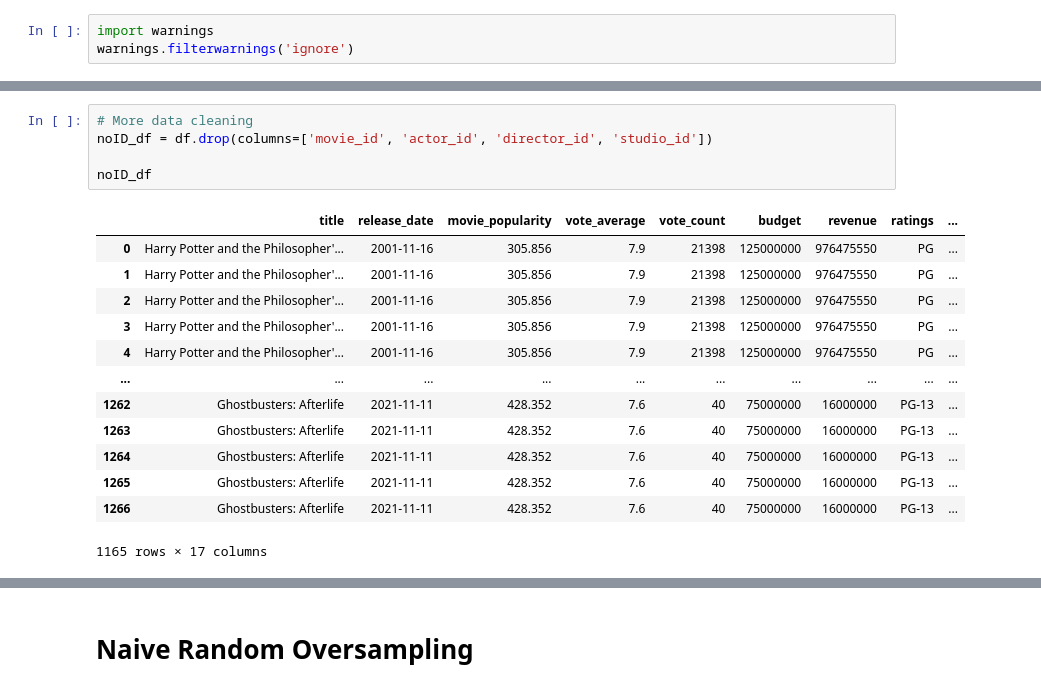
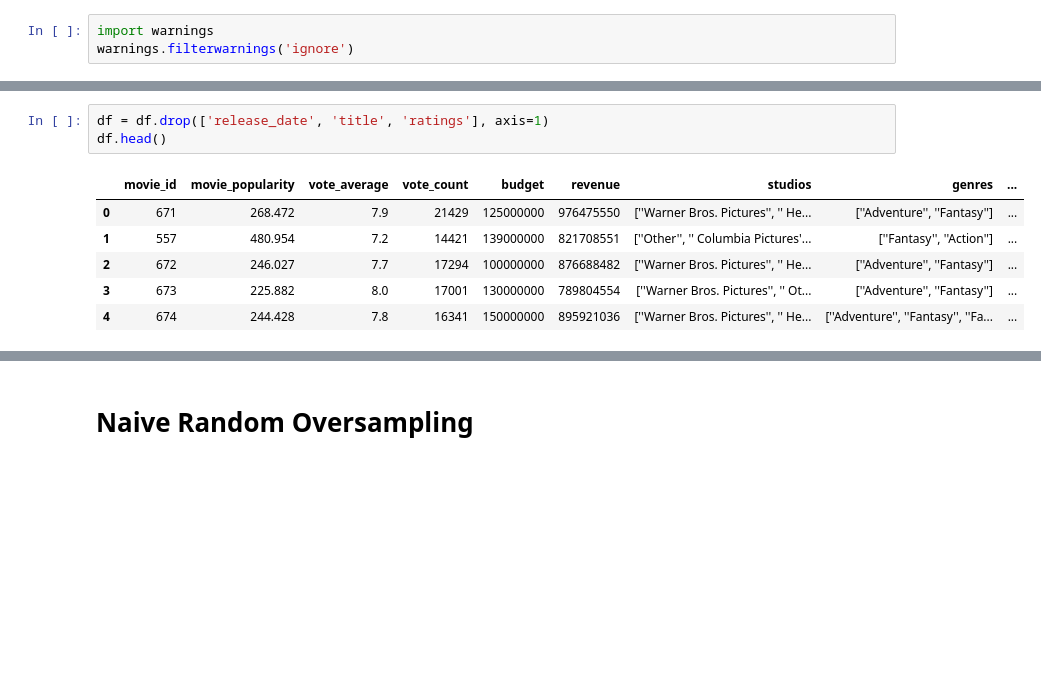
Before and after one commit to a-lau-gonza/The-Final-Project_F-PALS, a Jupyter notebook: Notebooks/resampling.ipynb, the cells around one changed output, grey strips where cells are left out. Drawn from its saved outputs; the diff is of its cells as text; blank space fills up the shorter version.

```diff
--- a/Notebooks/resampling.ipynb
+++ b/Notebooks/resampling.ipynb
@@ -56,20 +62,11 @@ df
-# %%
-# More data cleaning
-noID_df = df.drop(columns=['movie_id', 'actor_id', 'director_id', 'studio_id'])
-
-noID_df
-# %% [output]
-|  | title | release_date | movie_popularity | vote_average | vote_count | budget | revenue | ratings | ... |
-| 0 | Harry Potter and the Philosopher'... | 2001-11-16 | 305.856 | 7.9 | 21398 | 125000000 | 976475550 | PG | ... |
-| 1 | Harry Potter and the Philosopher'... | 2001-11-16 | 305.856 | 7.9 | 21398 | 125000000 | 976475550 | PG | ... |
-| 2 | Harry Potter and the Philosopher'... | 2001-11-16 | 305.856 | 7.9 | 21398 | 125000000 | 976475550 | PG | ... |
-| 3 | Harry Potter and the Philosopher'... | 2001-11-16 | 305.856 | 7.9 | 21398 | 125000000 | 976475550 | PG | ... |
-| 4 | Harry Potter and the Philosopher'... | 2001-11-16 | 305.856 | 7.9 | 21398 | 125000000 | 976475550 | PG | ... |
-| ... | ... | ... | ... | ... | ... | ... | ... | ... | ... |
-| 1262 | Ghostbusters: Afterlife | 2021-11-11 | 428.352 | 7.6 | 40 | 75000000 | 16000000 | PG-13 | ... |
-| 1263 | Ghostbusters: Afterlife | 2021-11-11 | 428.352 | 7.6 | 40 | 75000000 | 16000000 | PG-13 | ... |
-| 1264 | Ghostbusters: Afterlife | 2021-11-11 | 428.352 | 7.6 | 40 | 75000000 | 16000000 | PG-13 | ... |
-| 1265 | Ghostbusters: Afterlife | 2021-11-11 | 428.352 | 7.6 | 40 | 75000000 | 16000000 | PG-13 | ... |
-| 1266 | Ghostbusters: Afterlife | 2021-11-11 | 428.352 | 7.6 | 40 | 75000000 | 16000000 | PG-13 | ... |
-1165 rows × 17 columns
+# %%
+df = df.drop(['release_date', 'title', 'ratings'], axis=1)
+df.head()
+# %% [output]
+|  | movie_id | movie_popularity | vote_average | vote_count | budget | revenue | studios | genres | ... |
+| 0 | 671 | 268.472 | 7.9 | 21429 | 125000000 | 976475550 | [''Warner Bros. Pictures'', '' He... | [''Adventure'', ''Fantasy''] | ... |
+| 1 | 557 | 480.954 | 7.2 | 14421 | 139000000 | 821708551 | [''Other'', '' Columbia Pictures'... | [''Fantasy'', ''Action''] | ... |
+| 2 | 672 | 246.027 | 7.7 | 17294 | 100000000 | 876688482 | [''Warner Bros. Pictures'', '' He... | [''Adventure'', ''Fantasy''] | ... |
+| 3 | 673 | 225.882 | 8.0 | 17001 | 130000000 | 789804554 | [''Warner Bros. Pictures'', '' Ot... | [''Adventure'', ''Fantasy''] | ... |
+| 4 | 674 | 244.428 | 7.8 | 16341 | 150000000 | 895921036 | [''Warner Bros. Pictures'', '' He... | [''Adventure'', ''Fantasy'', ''Fa... | ... |
 # %%
```
Also changed, not shown: parts of 22 cells of this notebook, 1 other file.
